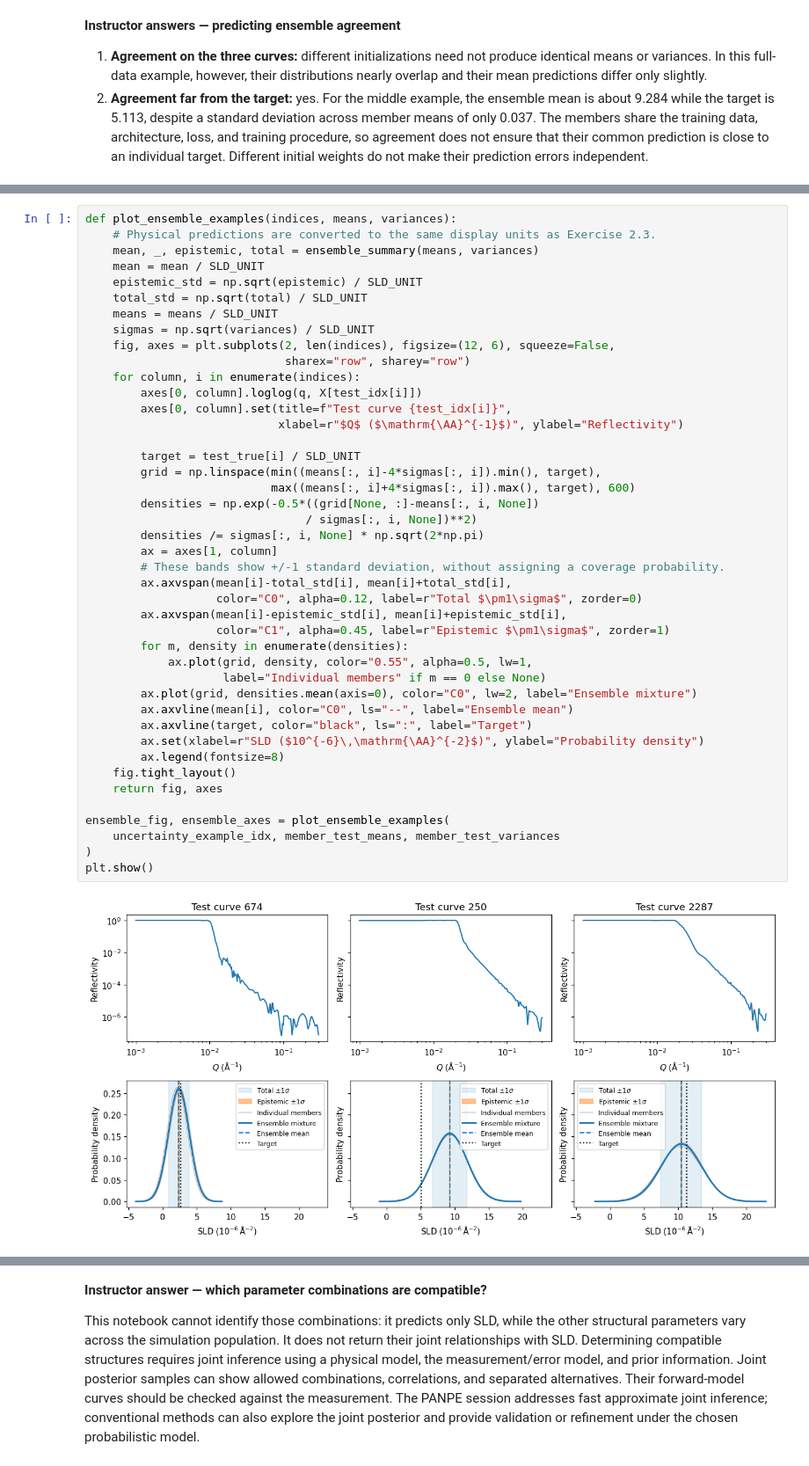
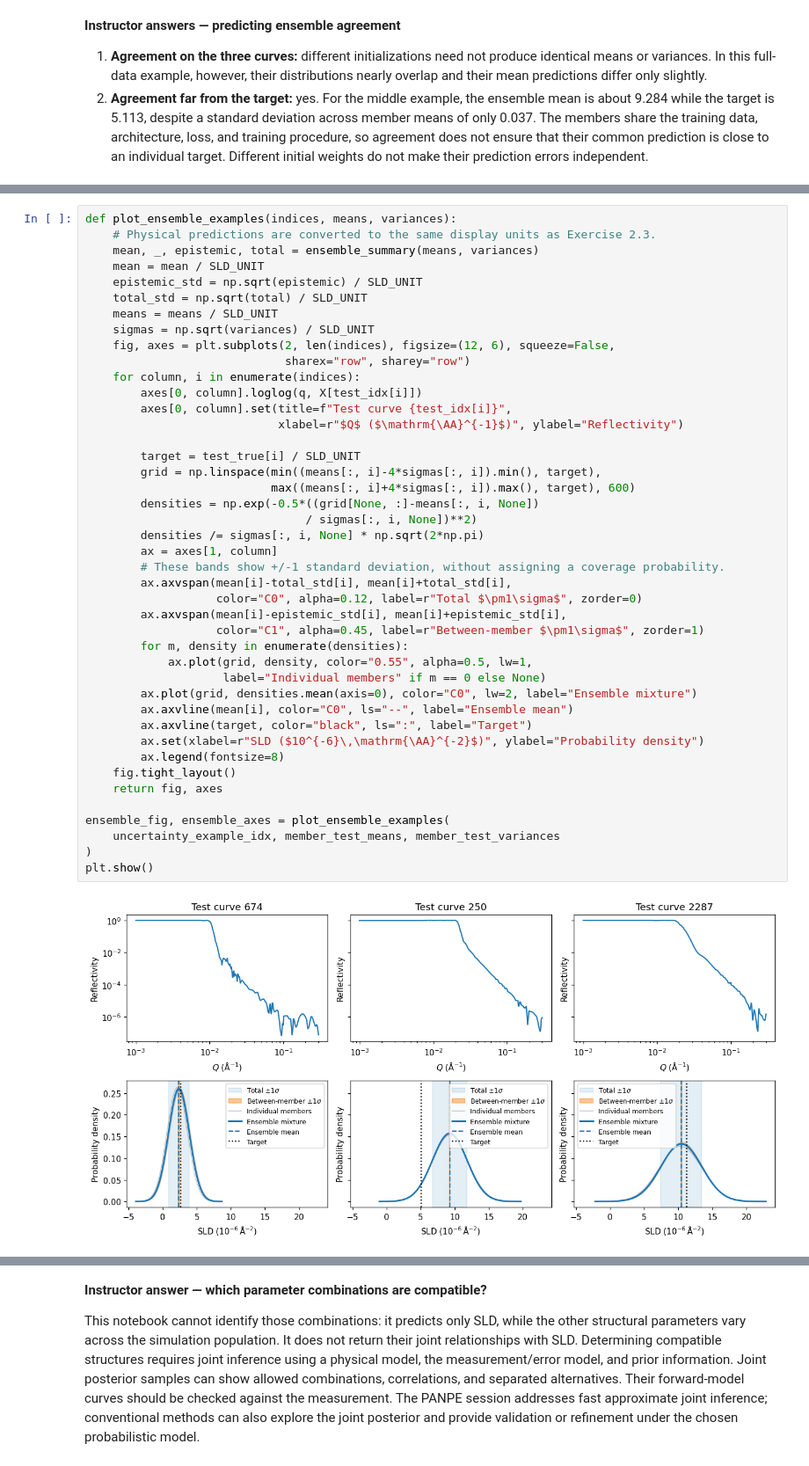
Before and after one commit to m-levytskyi/inverse-eval, a Jupyter notebook: notebooks/Ex2_reflectometry_instructor.ipynb, the cells around one changed output, grey strips where cells are left out. Shown at 88% size. Cells and saved outputs as stored; diff of their text form.

Commit message:
More careful treatment of aleatoric and epistemic uncertainty.

```diff
--- a/notebooks/Ex2_reflectometry_instructor.ipynb
+++ b/notebooks/Ex2_reflectometry_instructor.ipynb
@@ -933,35 +938,35 @@ def plot_ensemble_examples(indices, means, variances):
         axes[0, column].set(title=f"Test curve {test_idx[i]}",
                             xlabel=r"$Q$ ($\mathrm{\AA}^{-1}$)", ylabel="Reflectivity")
 
         target = test_true[i] / SLD_UNIT
         grid = np.linspace(min((means[:, i]-4*sigmas[:, i]).min(), target),
                            max((means[:, i]+4*sigmas[:, i]).max(), target), 600)
         densities = np.exp(-0.5*((grid[None, :]-means[:, i, None])
                                 / sigmas[:, i, None])**2)
         densities /= sigmas[:, i, None] * np.sqrt(2*np.pi)
         ax = axes[1, column]
         # These bands show +/-1 standard deviation, without assigning a coverage probability.
         ax.axvspan(mean[i]-total_std[i], mean[i]+total_std[i],
                    color="C0", alpha=0.12, label=r"Total $\pm1\sigma$", zorder=0)
         ax.axvspan(mean[i]-epistemic_std[i], mean[i]+epistemic_std[i],
-                   color="C1", alpha=0.45, label=r"Epistemic $\pm1\sigma$", zorder=1)
+                   color="C1", alpha=0.45, label=r"Between-member $\pm1\sigma$", zorder=1)
         for m, density in enumerate(densities):
             ax.plot(grid, density, color="0.55", alpha=0.5, lw=1,
                     label="Individual members" if m == 0 else None)
         ax.plot(grid, densities.mean(axis=0), color="C0", lw=2, label="Ensemble mixture")
         ax.axvline(mean[i], color="C0", ls="--", label="Ensemble mean")
         ax.axvline(target, color="black", ls=":", label="Target")
         ax.set(xlabel=r"SLD ($10^{-6}\,\mathrm{\AA}^{-2}$)", ylabel="Probability density")
         ax.legend(fontsize=8)
     fig.tight_layout()
     return fig, axes
 
 ensemble_fig, ensemble_axes = plot_ensemble_examples(
     uncertainty_example_idx, member_test_means, member_test_variances
 )
 plt.show()
 # %% [output]
-[figure, old version]
+[figure, new version]
 # %%
 # Coverage on all test curves using the total ensemble-mixture distribution.
 from scipy.stats import norm
```
Also changed, not shown: parts of 18 cells of this notebook, 1 other file.
